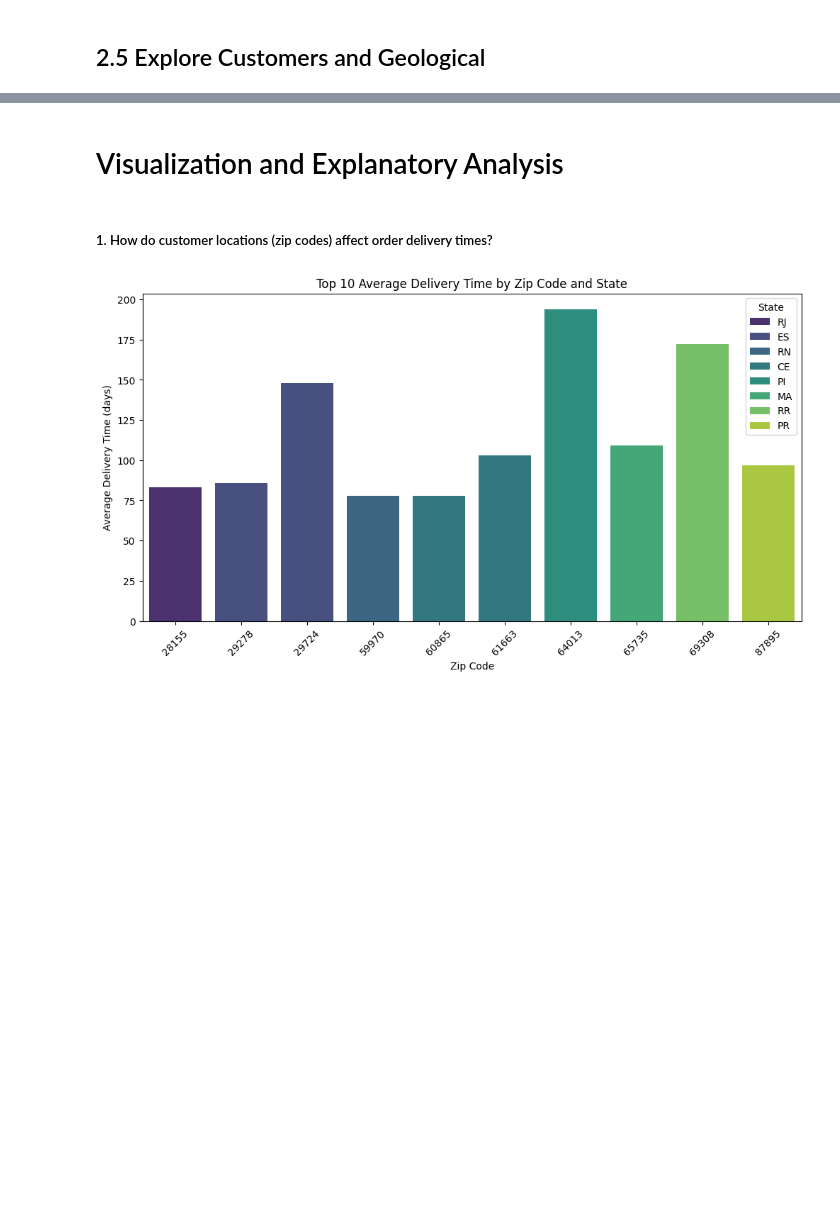
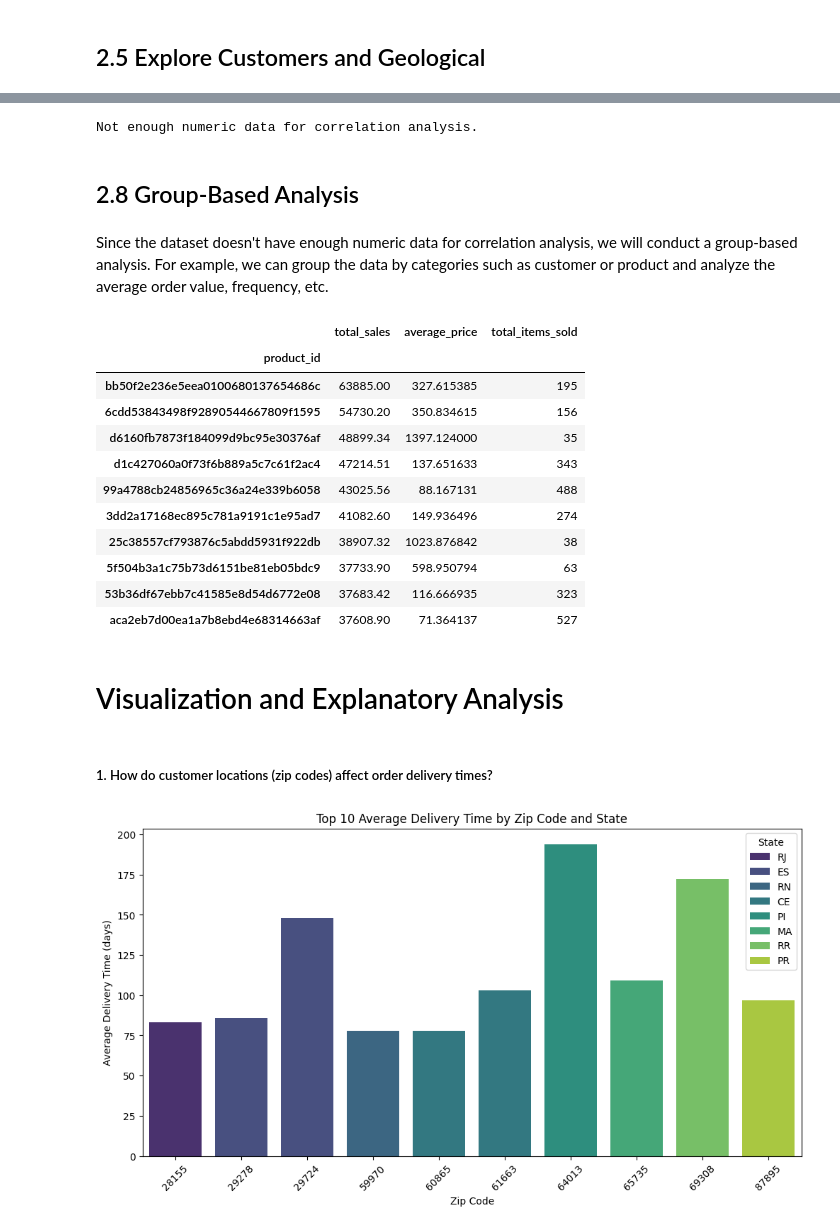
Before and after one commit to salwamhrn11/submission-analisis-data, a Jupyter notebook: notebook.ipynb, the cells around one changed output, grey strips where cells are left out. Saved outputs shown, nothing was run; the diff lists cells and outputs as text; code cells hidden in the pictures; blank space fills up the shorter version.

```diff
--- a/notebook.ipynb
+++ b/notebook.ipynb
@@ -347,3 +364,46 @@ data['geo'].sample(5)
+# %%
+# select numeric columns and drop rows with NaN values
+numeric_columns = orders.select_dtypes(include=['float64', 'int64']).dropna()
+
+# check if we have enough data to compute correlation
+if numeric_columns.shape[1] > 1:
+    # Correlation heatmap
+    plt.figure(figsize=(12, 8))
+    corr_matrix = numeric_columns.corr()
+    sns.heatmap(corr_matrix, annot=True, cmap='coolwarm', linewidths=0.5)
+    plt.title('Correlation Heatmap for Orders Dataset')
+    plt.show()
+else:
+    print("Not enough numeric data for correlation analysis.")
+# %% [output]
+Not enough numeric data for correlation analysis.
+# %% [markdown]
+## 2.8 Group-Based Analysis
+# %% [markdown]
+Since the dataset doesn't have enough numeric data for correlation analysis, we will conduct a group-based analysis.
+For example, we can group the data by categories such as customer or product and analyze the average order value, frequency, etc.
+# %%
+# grouping order_items by product_id and calculating the average price and total number of items sold
+grouped_data = order_items.groupby('product_id').agg(
+    total_sales=('price', 'sum'),
+    average_price=('price', 'mean'),
+    total_items_sold=('order_item_id', 'count')
+).sort_values(by='total_sales', ascending=False).head(10)
+
+grouped_data
+# %% [output]
+|  | total_sales | average_price | total_items_sold |
+| product_id |  |  |  |
+| bb50f2e236e5eea0100680137654686c | 63885.00 | 327.615385 | 195 |
+| 6cdd53843498f92890544667809f1595 | 54730.20 | 350.834615 | 156 |
+| d6160fb7873f184099d9bc95e30376af | 48899.34 | 1397.124000 | 35 |
+| d1c427060a0f73f6b889a5c7c61f2ac4 | 47214.51 | 137.651633 | 343 |
+| 99a4788cb24856965c36a24e339b6058 | 43025.56 | 88.167131 | 488 |
+| 3dd2a17168ec895c781a9191c1e95ad7 | 41082.60 | 149.936496 | 274 |
+| 25c38557cf793876c5abdd5931f922db | 38907.32 | 1023.876842 | 38 |
+| 5f504b3a1c75b73d6151be81eb05bdc9 | 37733.90 | 598.950794 | 63 |
+| 53b36df67ebb7c41585e8d54d6772e08 | 37683.42 | 116.666935 | 323 |
+| aca2eb7d00ea1a7b8ebd4e68314663af | 37608.90 | 71.364137 | 527 |
 # %% [markdown]
 # Visualization and Explanatory Analysis
 # %% [markdown]
```
Also changed, not shown: parts of 17 cells of this notebook, 1 other file.
